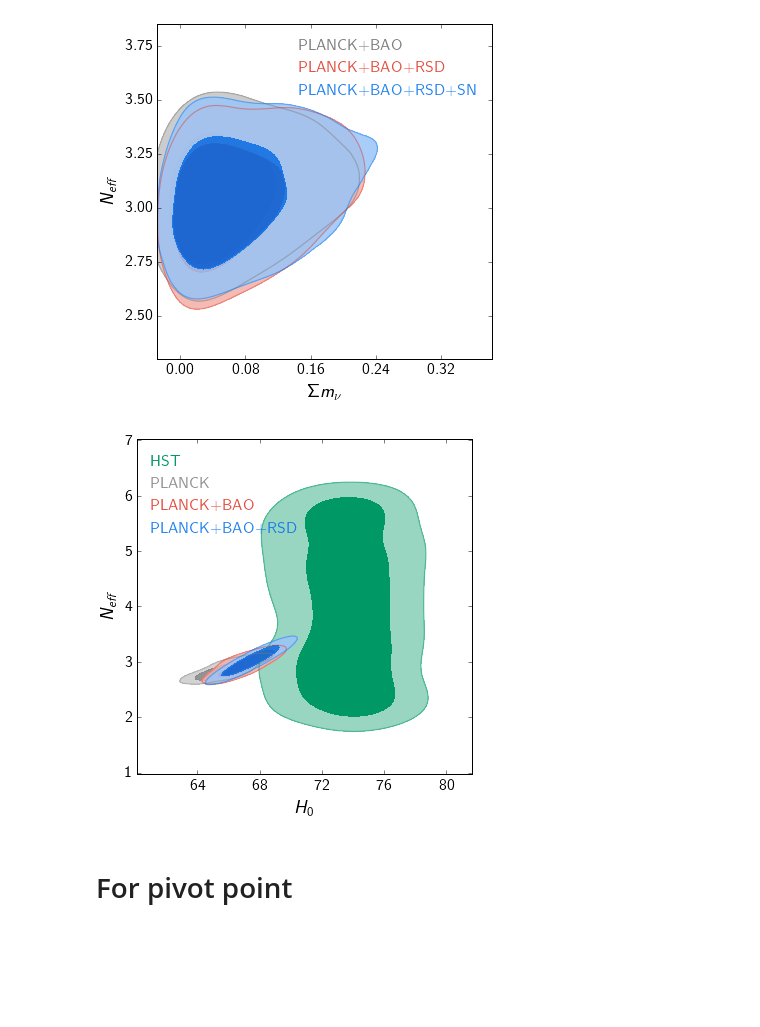
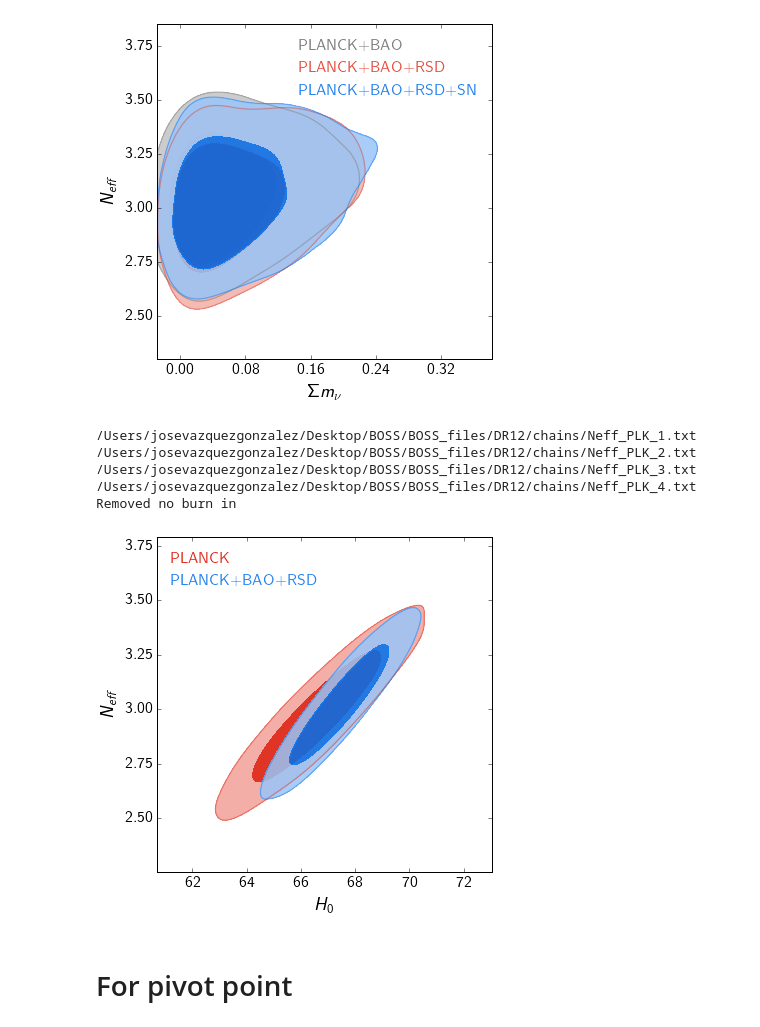
Before and after one commit to ja-vazquez/BOSS_files, a Jupyter notebook: DR12/dr12_constraints.ipynb, the cells around one changed output. Cells and saved outputs as stored; diff of their text form; code cells hidden in the pictures; blank space fills up the shorter version.

Commit message:
neutrino plots

```diff
--- a/DR12/dr12_constraints.ipynb
+++ b/DR12/dr12_constraints.ipynb
@@ -289,26 +289,31 @@ g.add_legend(['PLANCK+BAO', 'PLANCK+BAO+RSD', 'PLANCK+BAO+RSD+SN'],
 <matplotlib.legend.Legend at 0x...>
 [figure]
 # %%
-roots = ['Neff_HST', 'Neff_PLK', 'Neff_PLK+BAO12', 'Neff_PLK+DR12']
+roots = ['Neff_PLK', 'Neff_PLK+DR12']
 
 g= plots.getSinglePlotter(chain_dir = dir_name, ratio=1., analysis_settings={'smooth_scale_2D': -1})
 g.plot_2d(roots, param_pair=['H0','nnu'], filled=True, legend_labels=False, line_args={'lw':2,  'ls':'-'})
 
 #g = plots.getSubplotPlotter(chain_dir= dir_name, width_inch=16, analysis_settings={'smooth_scale_2D': -1.})
 g.settings.axes_fontsize = 20
 g.settings.lab_fontsize = 25
 g.settings.alpha_filled_add =0.9
 g.add_y_marker(0)
 g.add_x_marker(-1)
 
 #g.plots_2d(roots, param_pairs=[['omegak','w'], ['omegak','H0'], ['w','H0']], nx=3, filled=True,
 #           legend_labels=False, line_args={'lw':2,  'ls':'-'})"
 
-g.add_legend(['HST', 'PLANCK', 'PLANCK+BAO', 'PLANCK+BAO+RSD'],
+g.add_legend(['PLANCK', 'PLANCK+BAO+RSD'],
              colored_text=True,  legend_loc='upper left')
 g.export('Neff_all.pdf')
 # %% [output]
+/Users/josevazquezgonzalez/Desktop/BOSS/BOSS_files/DR12/chains/Neff_PLK_1.txt
+/Users/josevazquezgonzalez/Desktop/BOSS/BOSS_files/DR12/chains/Neff_PLK_2.txt
+/Users/josevazquezgonzalez/Desktop/BOSS/BOSS_files/DR12/chains/Neff_PLK_3.txt
+/Users/josevazquezgonzalez/Desktop/BOSS/BOSS_files/DR12/chains/Neff_PLK_4.txt
+Removed no burn in
-[figure, old version]
+[figure, new version]
 # %% [markdown]
 # For pivot point
 # %%
```
Also changed, not shown: parts of 15 cells of this notebook.
